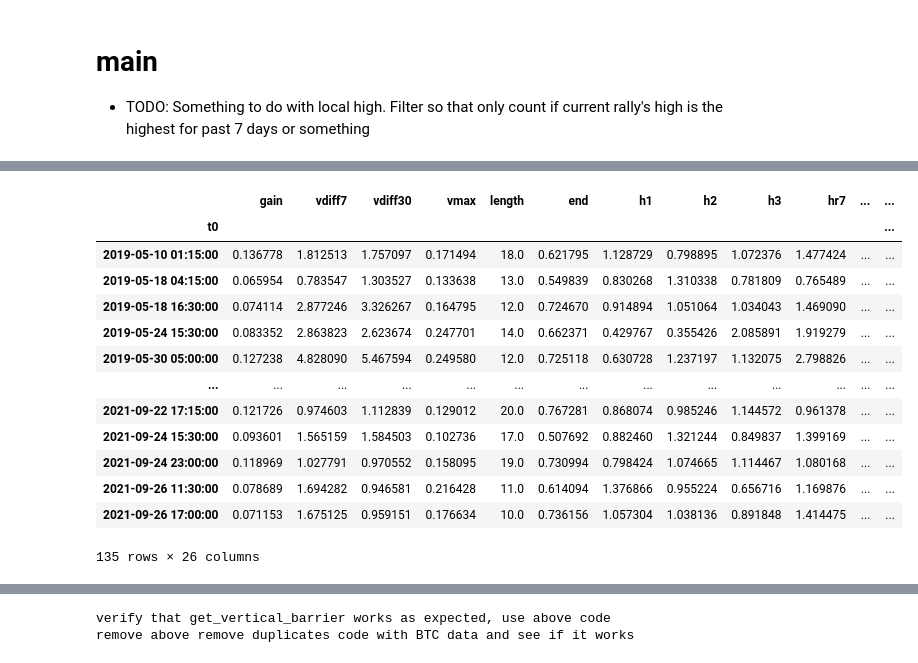
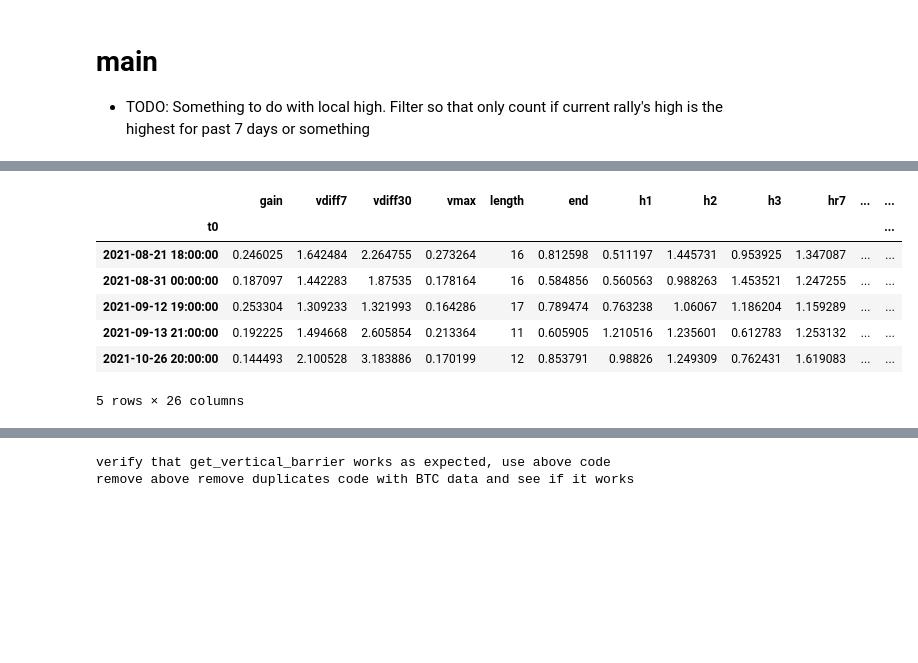
Before and after one commit to sunnymnie/chart-visualizer, a Jupyter notebook: main.ipynb, the cells around one changed output, grey strips where cells are left out. Saved outputs shown, nothing was run; the diff lists cells and outputs as text; code cells hidden in the pictures; blank space fills up the shorter version.

```diff
--- a/main.ipynb
+++ b/main.ipynb
@@ -32,7 +37,7 @@ df.dropna(inplace=True)
 t0 = df[(df.macd<0) & (df.macd_past>0)].index
 tn1 = df[(df.macd>0) & (df.macd_past<0)].index
 # %%
-def get_base_macd_events(df, tn1, t0, mlen=3, stdev=2):
+def get_base_macd_events(df, tn1, t0, mlen=3, stdev=1):
     """
     returns all macd events satisfying criteria:
     - length > mlen
@@ -64,6 +69,6 @@ def get_base_macd_events(df, tn1, t0, mlen=3, stdev=2):
 import time
 # %%
 t = time.time()
-result_ = get_base_macd_events(df, tn1, t0, mlen=3, stdev=2)
+result_ = get_base_macd_events(df, tn1, t0, mlen=3, stdev=1)
 time.time()-t
 # %% [output]
@@ -113,10 +123,14 @@ def get_macd_events(df, events, min_length=3):
     - cr1: mean close of bars for first 1/3 of leg / mean height of bars for entire leg
     - cr2: mean close of bars for 1/3-2/3 of leg / mean height of bars for entire leg
     - cr3: mean close of bars for 2/3 of leg to end / mean height of bars for entire leg
+    - macd: highest macd value
+    - macd_avg: average macd value
+    - md1/7: momentum divergence for past 1/7 days
+    - dm1/7: downward momentum for past 1/7 days
     """
     stats = ["gain", "vdiff7", "vdiff30", "vmax", "length", "end", "h1", "h2", "h3", "hr7", "hr30",
              "v0", "v1", "cr", "cr7", "cr30", "cr1", "cr2", "cr3",
-             "macd", "macd_avg", "md1", "md7", "dm1", "dm7", "trend"]
+             "macd", "macd_avg", "md1", "md7", "dm1", "dm7", "trend", "lh"]
     result = pd.DataFrame(np.nan, index=events.t0, columns=stats)
 
     for i in range(len(events)):
@@ -147,6 +161,7 @@ def get_macd_events(df, events, min_length=3):
         row["dm1"] = -min(df_1.macd)/max(df_.macd) #downward momentum
         row["dm7"] = -min(df_7.macd)/max(df_.macd)
         row["trend"] = sum(df_7.ema_diff)/(df_7.shape[0]*df_.iloc[0].close)
+        row["lh"] = max(df_.high) == max(df_7.high)
 
         result.iloc[i] = row
     return result.dropna()
@@ -213,2 +222,7 @@ events_
 # %%
 events = events_[events_.trend>0]
+events = events[events.lh]
+# events = events[events.cr7<np.mean(events.cr7)-np.std(events.cr7)]
+events = events[events.md7==1.0]
+events.drop(["lh"], axis=1, inplace=True)
+print(f"length = {events.shape[0]}")
@@ -215,17 +231,11 @@ events = events_[events_.trend>0]
 # %%
-events
+events.tail()
 # %% [output]
 |  | gain | vdiff7 | vdiff30 | vmax | length | end | h1 | h2 | h3 | hr7 | ... | ... |
 | t0 |  |  |  |  |  |  |  |  |  |  |  | ... |
-| 2019-05-10 01:15:00 | 0.136778 | 1.812513 | 1.757097 | 0.171494 | 18.0 | 0.621795 | 1.128729 | 0.798895 | 1.072376 | 1.477424 | ... | ... |
-| 2019-05-18 04:15:00 | 0.065954 | 0.783547 | 1.303527 | 0.133638 | 13.0 | 0.549839 | 0.830268 | 1.310338 | 0.781809 | 0.765489 | ... | ... |
-| 2019-05-18 16:30:00 | 0.074114 | 2.877246 | 3.326267 | 0.164795 | 12.0 | 0.724670 | 0.914894 | 1.051064 | 1.034043 | 1.469090 | ... | ... |
-| 2019-05-24 15:30:00 | 0.083352 | 2.863823 | 2.623674 | 0.247701 | 14.0 | 0.662371 | 0.429767 | 0.355426 | 2.085891 | 1.919279 | ... | ... |
-| 2019-05-30 05:00:00 | 0.127238 | 4.828090 | 5.467594 | 0.249580 | 12.0 | 0.725118 | 0.630728 | 1.237197 | 1.132075 | 2.798826 | ... | ... |
-| ... | ... | ... | ... | ... | ... | ... | ... | ... | ... | ... | ... | ... |
-| 2021-09-22 17:15:00 | 0.121726 | 0.974603 | 1.112839 | 0.129012 | 20.0 | 0.767281 | 0.868074 | 0.985246 | 1.144572 | 0.961378 | ... | ... |
-| 2021-09-24 15:30:00 | 0.093601 | 1.565159 | 1.584503 | 0.102736 | 17.0 | 0.507692 | 0.882460 | 1.321244 | 0.849837 | 1.399169 | ... | ... |
-| 2021-09-24 23:00:00 | 0.118969 | 1.027791 | 0.970552 | 0.158095 | 19.0 | 0.730994 | 0.798424 | 1.074665 | 1.114467 | 1.080168 | ... | ... |
-| 2021-09-26 11:30:00 | 0.078689 | 1.694282 | 0.946581 | 0.216428 | 11.0 | 0.614094 | 1.376866 | 0.955224 | 0.656716 | 1.169876 | ... | ... |
-| 2021-09-26 17:00:00 | 0.071153 | 1.675125 | 0.959151 | 0.176634 | 10.0 | 0.736156 | 1.057304 | 1.038136 | 0.891848 | 1.414475 | ... | ... |
+| 2021-08-21 18:00:00 | 0.246025 | 1.642484 | 2.264755 | 0.273264 | 16 | 0.812598 | 0.511197 | 1.445731 | 0.953925 | 1.347087 | ... | ... |
+| 2021-08-31 00:00:00 | 0.187097 | 1.442283 | 1.87535 | 0.178164 | 16 | 0.584856 | 0.560563 | 0.988263 | 1.453521 | 1.247255 | ... | ... |
+| 2021-09-12 19:00:00 | 0.253304 | 1.309233 | 1.321993 | 0.164286 | 17 | 0.789474 | 0.763238 | 1.06067 | 1.186204 | 1.159289 | ... | ... |
+| 2021-09-13 21:00:00 | 0.192225 | 1.494668 | 2.605854 | 0.213364 | 11 | 0.605905 | 1.210516 | 1.235601 | 0.612783 | 1.253132 | ... | ... |
+| 2021-10-26 20:00:00 | 0.144493 | 2.100528 | 3.183886 | 0.170199 | 12 | 0.853791 | 0.98826 | 1.249309 | 0.762431 | 1.619083 | ... | ... |
-135 rows × 26 columns
+5 rows × 26 columns
```
Also changed, not shown: parts of 41 cells of this notebook, 3 other files.
